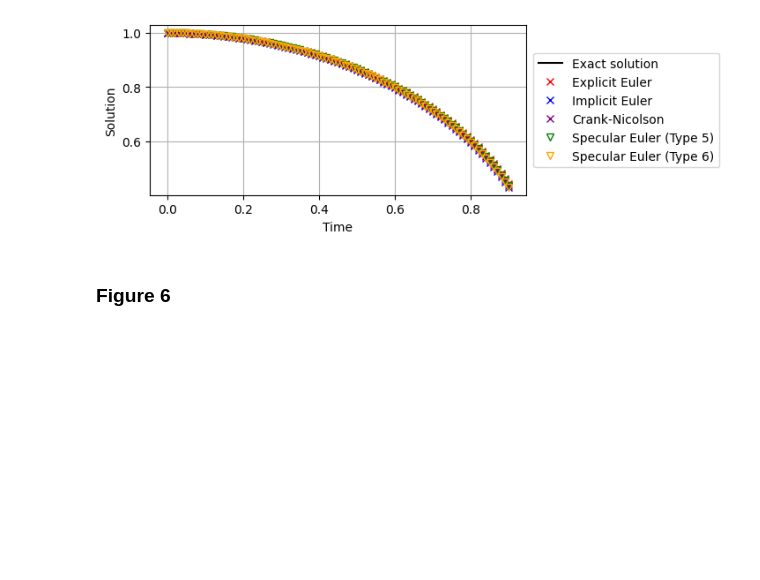
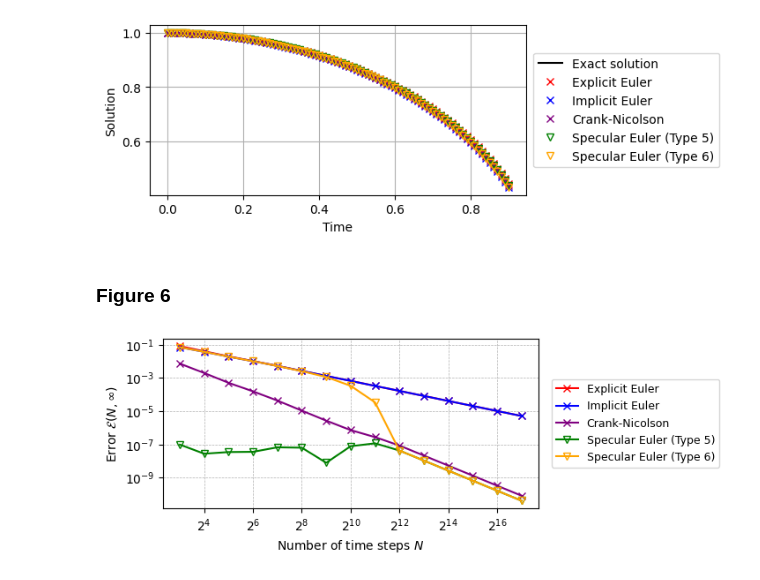
Before and after one commit to kyjung2357/specular-differentiation, a Jupyter notebook: examples/ode/Nonlinear numerical schemes using specular differentiation for IVP for 1st-order ODEs.ipynb, the cells around one changed output. Saved outputs shown, nothing was run; the diff lists cells and outputs as text; code cells hidden in the pictures; blank space fills up the shorter version.

```diff
--- a/examples/ode/Nonlinear numerical schemes using specular differentiation for IVP for 1st-order ODEs.ipynb
+++ b/examples/ode/Nonlinear numerical schemes using specular differentiation for IVP for 1st-order ODEs.ipynb
@@ -279,3 +282,13 @@ plt.show()
 [figure]
 # %% [markdown]
 ### Figure 6
+# %%
+def F(t, u):
+    return -(t*u)/(1-t**2)
+
+def exact_sol(t):
+    return np.sqrt(1 - t**2)
+
+error_analysis(example=1, norm='max', F=F, t_0=0.0, T=0.9, max_iter=1000, exact_sol=exact_sol)
+# %% [output]
+[figure, added]
```
Also changed, not shown: parts of 13 cells of this notebook, 38 other files.
